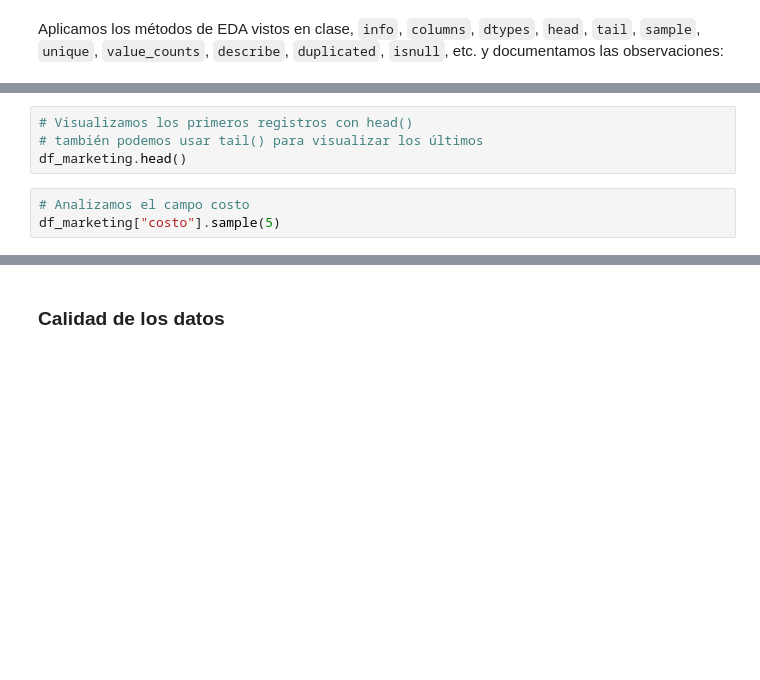
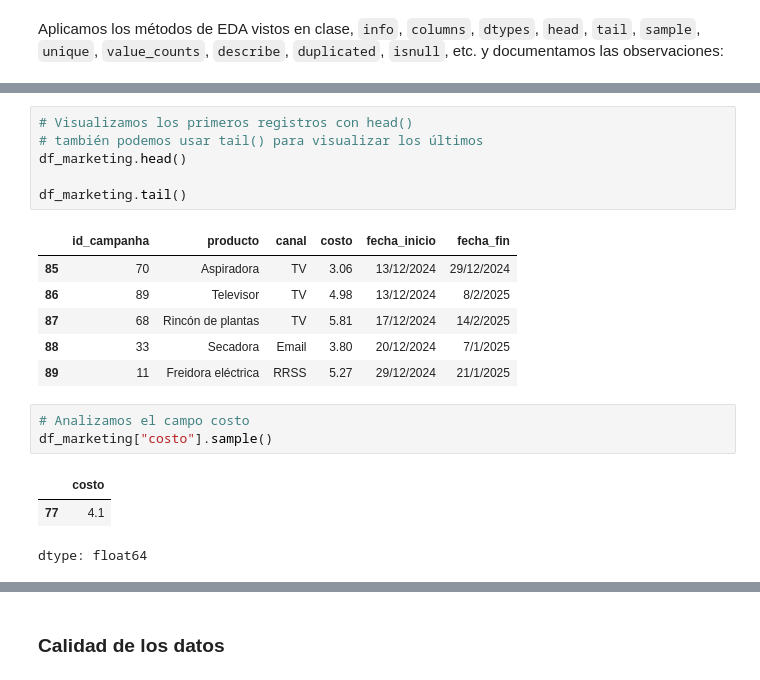
Before and after one commit to CamilaVillarreal/TT-2C2025-Data-Analitycs-Notebooks, a Jupyter notebook: PreEntrega/Pre-entrega.ipynb, the cells around one changed output, grey strips where cells are left out. Saved outputs shown, nothing was run; the diff lists cells and outputs as text; blank space fills up the shorter version.

```diff
--- a/PreEntrega/Pre-entrega.ipynb
+++ b/PreEntrega/Pre-entrega.ipynb
@@ -157,10 +227,23 @@ df_marketing.info()
 # %%
 # Visualizamos los primeros registros con head()
 # también podemos usar tail() para visualizar los últimos
 df_marketing.head()
+
+df_marketing.tail()
+# %% [output]
+|  | id_campanha | producto | canal | costo | fecha_inicio | fecha_fin |
+| 85 | 70 | Aspiradora | TV | 3.06 | 13/12/2024 | 29/12/2024 |
+| 86 | 89 | Televisor | TV | 4.98 | 13/12/2024 | 8/2/2025 |
+| 87 | 68 | Rincón de plantas | TV | 5.81 | 17/12/2024 | 14/2/2025 |
+| 88 | 33 | Secadora | Email | 3.80 | 20/12/2024 | 7/1/2025 |
+| 89 | 11 | Freidora eléctrica | RRSS | 5.27 | 29/12/2024 | 21/1/2025 |
 # %%
 # Analizamos el campo costo
-df_marketing["costo"].sample(5)
+df_marketing["costo"].sample()
+# %% [output]
+|  | costo |
+| 77 | 4.1 |
+dtype: float64
 # %%
 # Analizamos el campo fecha_inicio
 df_marketing["fecha_inicio"].sample(5)
```
Also changed, not shown: parts of 61 cells of this notebook.
